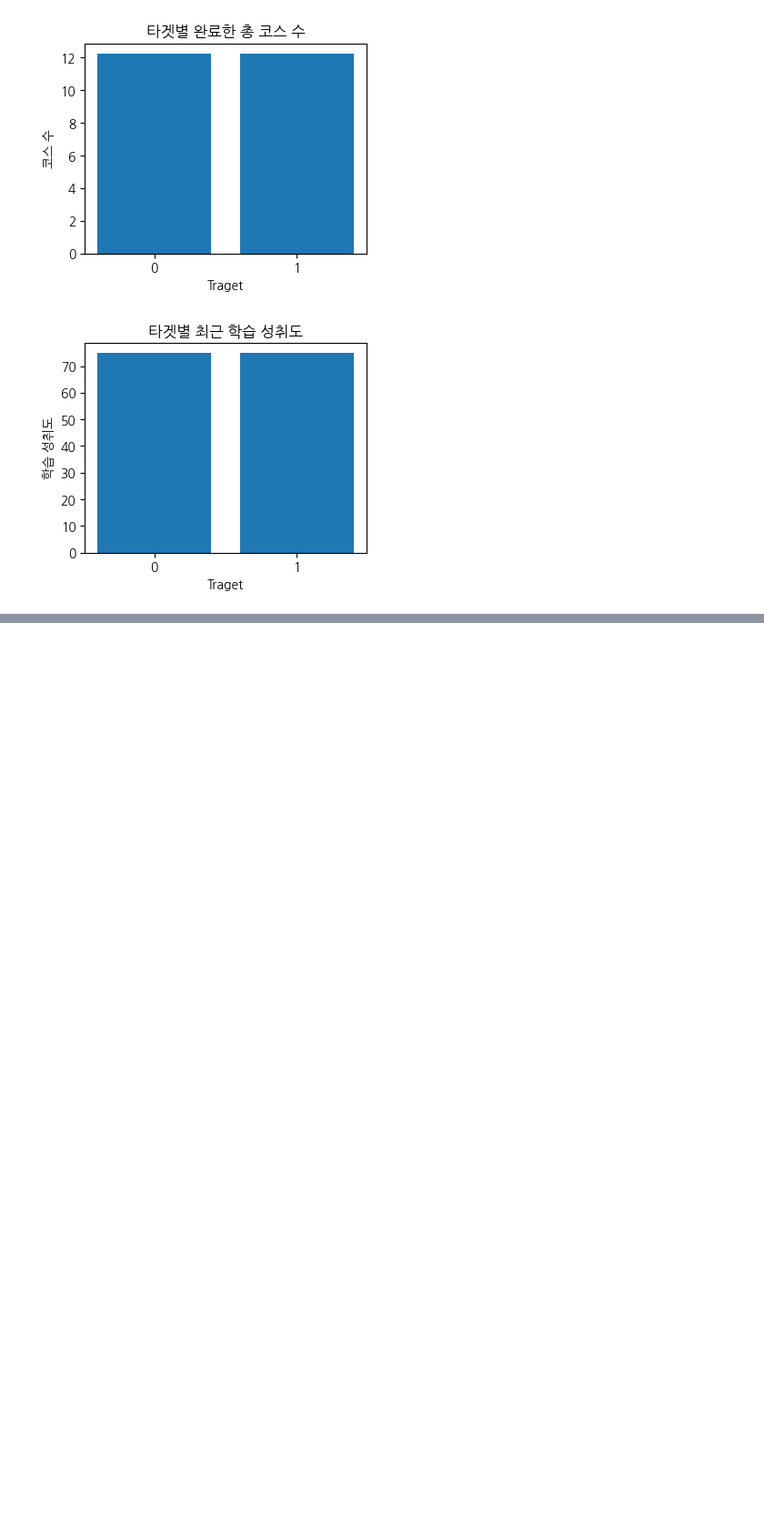
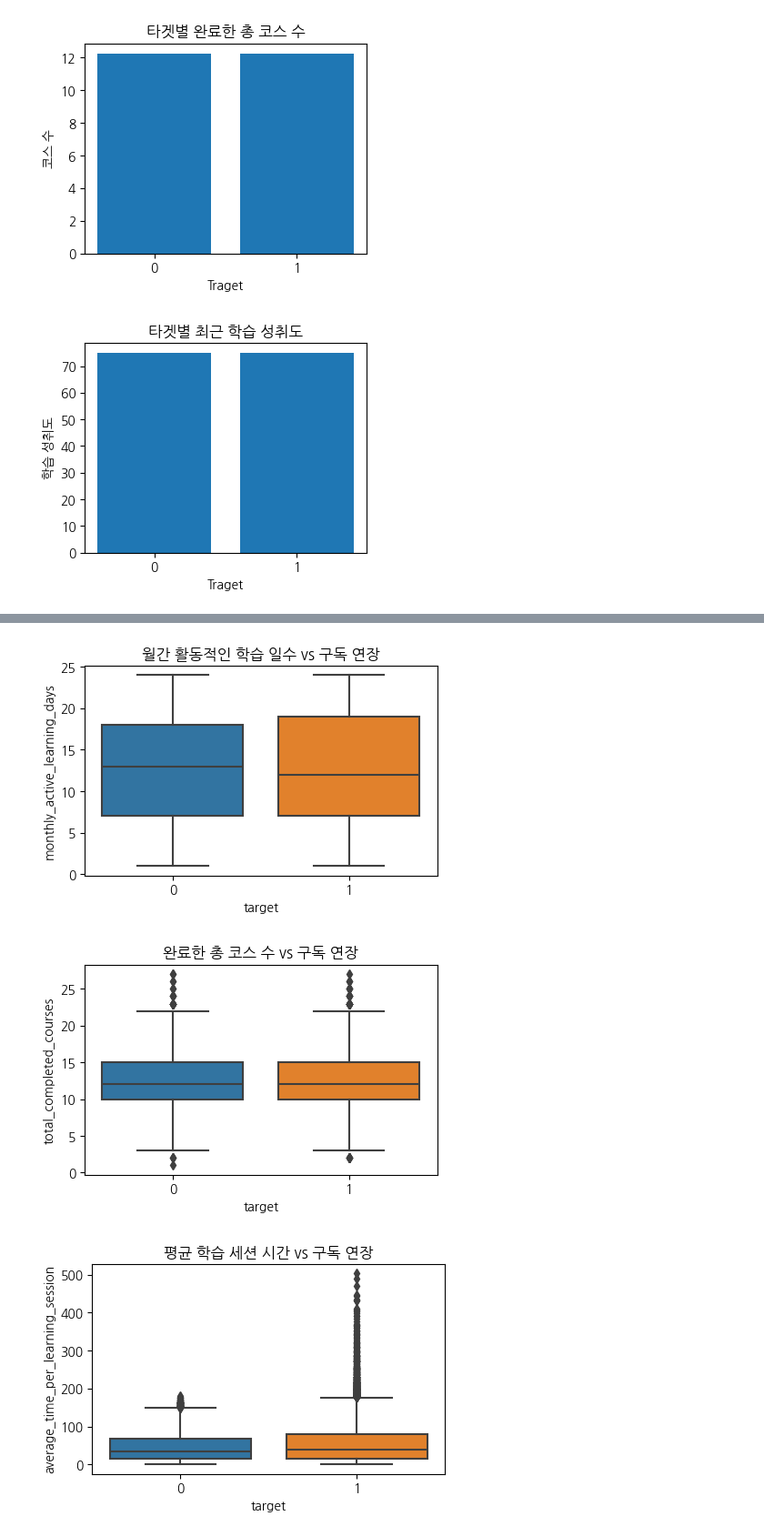
Before and after one commit to sparkparkpark/wassup3, a Jupyter notebook: 05_Data_Analysis/DA_Mini_Project.ipynb, the cells around one changed output, grey strips where cells are left out. Shown: that part at 91% size. Saved outputs shown, nothing was run; the diff lists cells and outputs as text; code cells hidden in the pictures; blank space fills up the shorter version.

```diff
--- a/05_Data_Analysis/DA_Mini_Project.ipynb
+++ b/05_Data_Analysis/DA_Mini_Project.ipynb
@@ -442,0 +495,25 @@ plt.show()
+# %%
+#가설1. 사용자가 학습 플랫폼을 많이 이용할수록 구독을 연장할 가능성이 높다.
+#         월간 활동적인 학습 일수, 완료한 총 코스 수, 평균 학습 세션 시간 등이 높을수록 구독 연장 확률이 높다.
+
+# 월간 활동적인 학습 일수 vs. 구독 연장
+plt.figure(figsize=(5, 3))
+sns.boxplot(x='target', y='monthly_active_learning_days', data=access_data)
+plt.title('월간 활동적인 학습 일수 vs 구독 연장')
+plt.show()
+
+# 완료한 총 코스 수 vs. 구독 연장
+plt.figure(figsize=(5, 3))
+sns.boxplot(x='target', y='total_completed_courses', data=access_data)
+plt.title('완료한 총 코스 수 vs 구독 연장')
+plt.show()
+
+# 평균 학습 세션 시간 vs. 구독 연장
+plt.figure(figsize=(5, 3))
+sns.boxplot(x='target', y='average_time_per_learning_session', data=access_data)
+plt.title('평균 학습 세션 시간 vs 구독 연장')
+plt.show()
+# %% [output]
+[figure, added]
+[figure, added]
+[figure, added]
```
Also changed, not shown: parts of 17 cells of this notebook, 3 other files.
